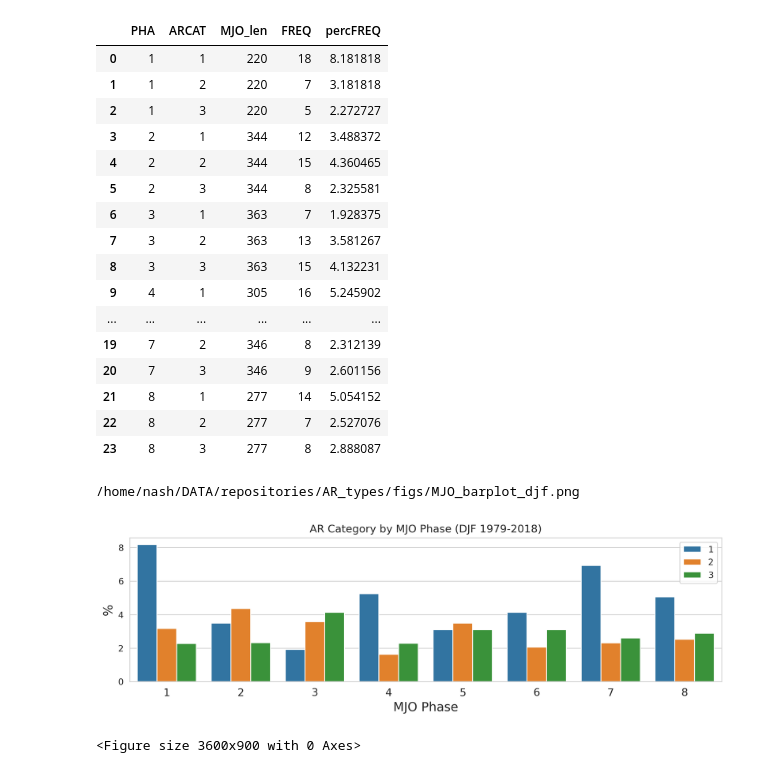
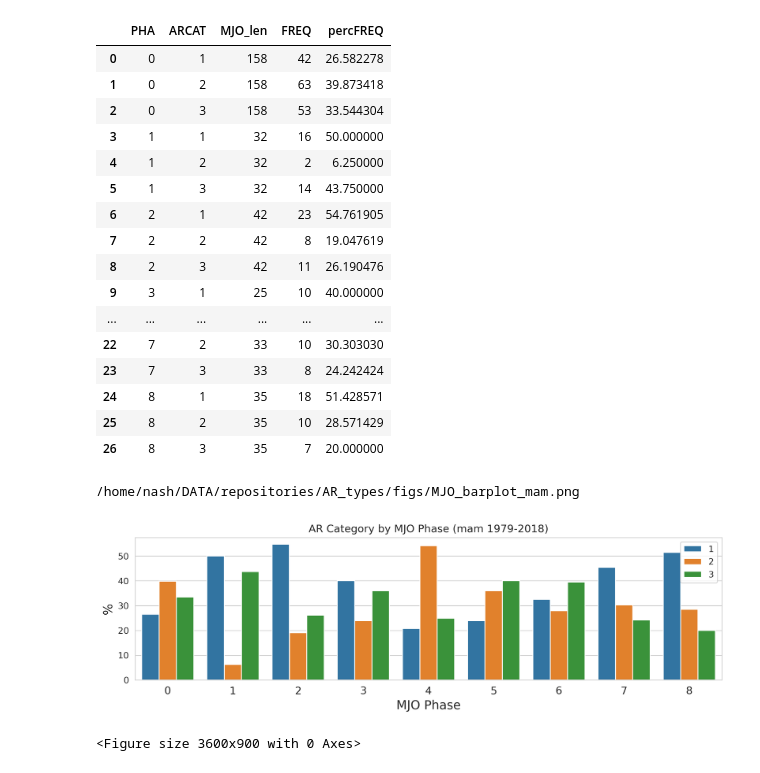
Before and after one commit to dlnash/AR_types, a Jupyter notebook: analysis/MJO_barplot_zscore.ipynb, the cells around one changed output. Cells and saved outputs as stored; diff of their text form; code cells hidden in the pictures.

```diff
--- a/analysis/MJO_barplot_zscore.ipynb
+++ b/analysis/MJO_barplot_zscore.ipynb
@@ -61,3 +27,10 @@ ar_dict = djf_dict
+# %%
+yaml_doc = '../data/config.yml'
+
+config = yaml.load(open(yaml_doc), Loader=yaml.SafeLoader)
+# djf_dict mam_dict djfmam_dict
+ssn = 'mam'
+ar_dict = config[ssn]
 # %%
 df = pd.read_csv(path_to_data+'teleconnection_indices/mjo.events.ouu.1979.2019.txt',
                 delim_whitespace=True, engine='python')
@@ -97,6 +70,6 @@ df
 # %%
 fname_id = 'HUV500t0120050cor'
-filepath = path_to_out + fname_id + 'hma_AR-types-' + ar_dict['ssn'] + '.csv'
+filepath = path_to_out + fname_id + 'hma_AR-types-' + ssn + '.csv'
 df2 = pd.read_csv(filepath)
 df2['date'] = pd.to_datetime(df2['Unnamed: 0'])
 df2 = df2.drop(columns=['Unnamed: 0'])
@@ -135,6 +108,12 @@ df2
 ## join MJO df and ar df
 new_df = df2.join(df)
 new_df
+new_df.PHA.min()
+new_df
+# select only AR DAYS
+idx = (new_df['AR_CAT'] > 0)
+new_df = new_df.loc[idx]
+new_df
 # %% [output]
 |  | AR_CAT | AR_CAT1 | AR_CAT2 | AR_CAT3 | DAY | MON | YEAR | AMPLITUDE | PC1 | PC2 | PHA | ... |
 | date |  |  |  |  |  |  |  |  |  |  |  | ... |
@@ -158,18 +137,18 @@ lst3 = []
 lst4 = []
 lst5 = []
 
-for i in range(8):
+for i in range(9):
     # count total number of days in each phase
-    idx = (new_df['PHA'] == i+1)
+    idx = (new_df['PHA'] == i)
     p_len = len(new_df.loc[idx])
 
     # loop through AR Cat
     for j in range(3):
         # count number of each ARCAT that are also MJO phase
-        idx = (new_df['PHA'] == i+1) & (new_df['AR_CAT'] == j+1)
+        idx = (new_df['PHA'] == i) & (new_df['AR_CAT'] == j+1)
         arcat_mjo = len(new_df.loc[idx])
 
-        lst1.append(i+1)
+        lst1.append(i)
         lst2.append(j+1)
         lst3.append(p_len)
         lst4.append(arcat_mjo)
@@ -180,54 +159,54 @@ dfObj = pd.DataFrame(list(zip(lst1, lst2, lst3, lst4, lst5)), columns =['PHA' ,
 dfObj
 # %% [output]
 |  | PHA | ARCAT | MJO_len | FREQ | percFREQ |
-| 0 | 1 | 1 | 220 | 18 | 8.181818 |
-| 1 | 1 | 2 | 220 | 7 | 3.181818 |
-| 2 | 1 | 3 | 220 | 5 | 2.272727 |
-| 3 | 2 | 1 | 344 | 12 | 3.488372 |
-| 4 | 2 | 2 | 344 | 15 | 4.360465 |
-| 5 | 2 | 3 | 344 | 8 | 2.325581 |
-| 6 | 3 | 1 | 363 | 7 | 1.928375 |
-| 7 | 3 | 2 | 363 | 13 | 3.581267 |
-| 8 | 3 | 3 | 363 | 15 | 4.132231 |
-| 9 | 4 | 1 | 305 | 16 | 5.245902 |
+| 0 | 0 | 1 | 158 | 42 | 26.582278 |
+| 1 | 0 | 2 | 158 | 63 | 39.873418 |
+| 2 | 0 | 3 | 158 | 53 | 33.544304 |
+| 3 | 1 | 1 | 32 | 16 | 50.000000 |
+| 4 | 1 | 2 | 32 | 2 | 6.250000 |
+| 5 | 1 | 3 | 32 | 14 | 43.750000 |
+| 6 | 2 | 1 | 42 | 23 | 54.761905 |
+| 7 | 2 | 2 | 42 | 8 | 19.047619 |
+| 8 | 2 | 3 | 42 | 11 | 26.190476 |
+| 9 | 3 | 1 | 25 | 10 | 40.000000 |
 | ... | ... | ... | ... | ... | ... |
-| 19 | 7 | 2 | 346 | 8 | 2.312139 |
-| 20 | 7 | 3 | 346 | 9 | 2.601156 |
-| 21 | 8 | 1 | 277 | 14 | 5.054152 |
-| 22 | 8 | 2 | 277 | 7 | 2.527076 |
-| 23 | 8 | 3 | 277 | 8 | 2.888087 |
+| 22 | 7 | 2 | 33 | 10 | 30.303030 |
+| 23 | 7 | 3 | 33 | 8 | 24.242424 |
+| 24 | 8 | 1 | 35 | 18 | 51.428571 |
+| 25 | 8 | 2 | 35 | 10 | 28.571429 |
+| 26 | 8 | 3 | 35 | 7 | 20.000000 |
 # %%
-fname = path_to_figs + 'MJO_barplot_djf'
+fname = path_to_figs + 'MJO_barplot_' + ssn
 fmt = 'png'
 fig = plt.figure()
 fig.set_size_inches((12.0,3.0))
 fig.dpi = 300
 nplots=1
 
 flatui = ["gold","lightcoral", "rebeccapurple"]
-columns= np.arange(1, 9, 1)
+columns= np.arange(0, 9, 1)
 
 sns.set_style("whitegrid")
 # sns.set_context("paper")
 sns.despine()
 
 for i in np.arange(nplots):
     ax = fig.add_subplot(1, 1, i+1)
     sns.barplot(x='PHA', y='percFREQ', hue='ARCAT', data=dfObj)
     ax.set_ylabel('%', fontsize=14)
-    ax.set_title('AR Category by MJO Phase (DJF 1979-2018)', fontsize=12)
+    ax.set_title('AR Category by MJO Phase ({0} 1979-2018)'.format(ssn), fontsize=12)
     ax.set_xlabel('MJO Phase', fontsize=14)
     ax.set_xticklabels(columns, fontsize=12)
     ax.legend(loc='upper right')
 
 # Save the figure
 fig.savefig('%s.%s' % (fname, fmt), bbox_inches='tight', dpi=fig.dpi)
 fig.clf()
 
 plotFile = fname + '.png'
 print(plotFile)
 display(Image(plotFile))
 # %% [output]
-/home/nash/DATA/repositories/AR_types/figs/MJO_barplot_djf.png
+/home/nash/DATA/repositories/AR_types/figs/MJO_barplot_mam.png
-[figure, old version]
+[figure, new version]
 <Figure size 3600x900 with 0 Axes>
```
Also changed, not shown: parts of 12 cells of this notebook, 25 other files.
